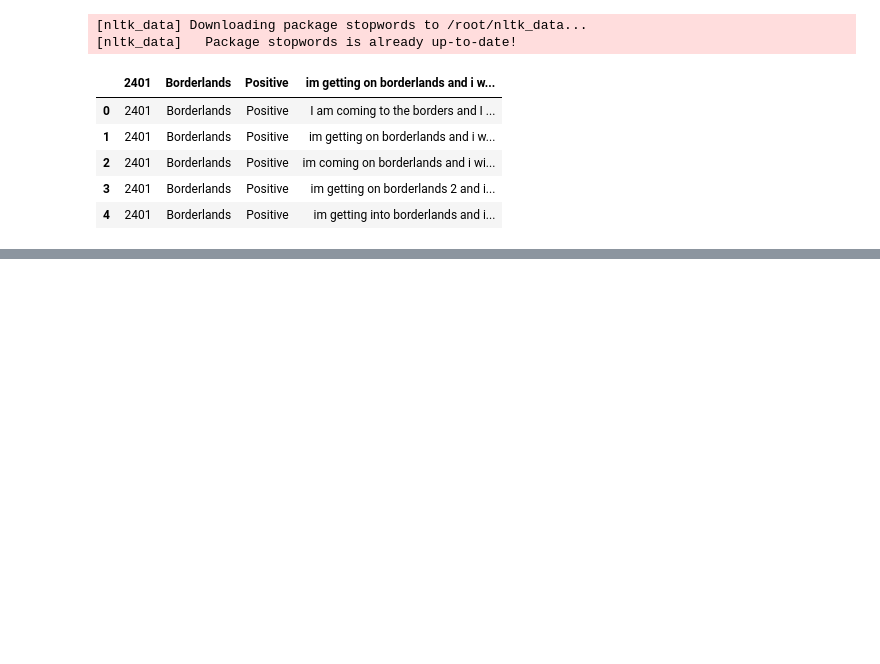
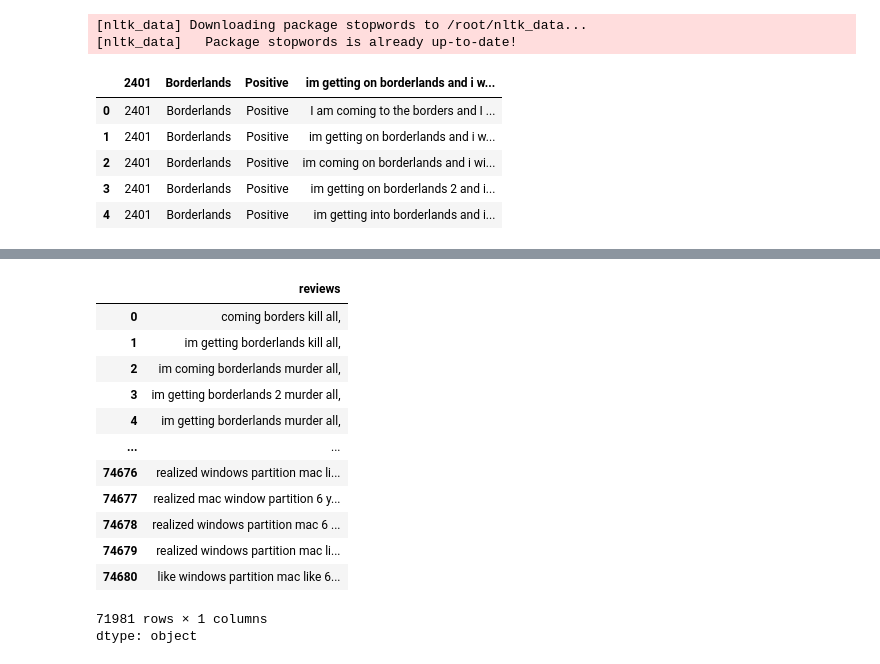
Before and after one commit to hamzabhatti143/Assinment-1-ghulshan-batch-14-, a Jupyter notebook: NLP_Preprocessing.ipynb, the cells around one changed output, grey strips where cells are left out. Drawn from its saved outputs; the diff is of its cells as text; code cells hidden in the pictures; blank space fills up the shorter version.

```diff
--- a/NLP_Preprocessing.ipynb
+++ b/NLP_Preprocessing.ipynb
@@ -66,0 +99,17 @@ tokens:  {'hi': 1, 'hamza': 2, 'bhatti': 3, 'you': 4}
+# %%
+data.reviews
+# %% [output]
+|  | reviews |
+| 0 | coming borders kill all, |
+| 1 | im getting borderlands kill all, |
+| 2 | im coming borderlands murder all, |
+| 3 | im getting borderlands 2 murder all, |
+| 4 | im getting borderlands murder all, |
+| ... | ... |
+| 74676 | realized windows partition mac li... |
+| 74677 | realized mac window partition 6 y... |
+| 74678 | realized windows partition mac 6 ... |
+| 74679 | realized windows partition mac li... |
+| 74680 | like windows partition mac like 6... |
+71981 rows × 1 columns
+dtype: object
```
Also changed, not shown: parts of 5 cells of this notebook.
